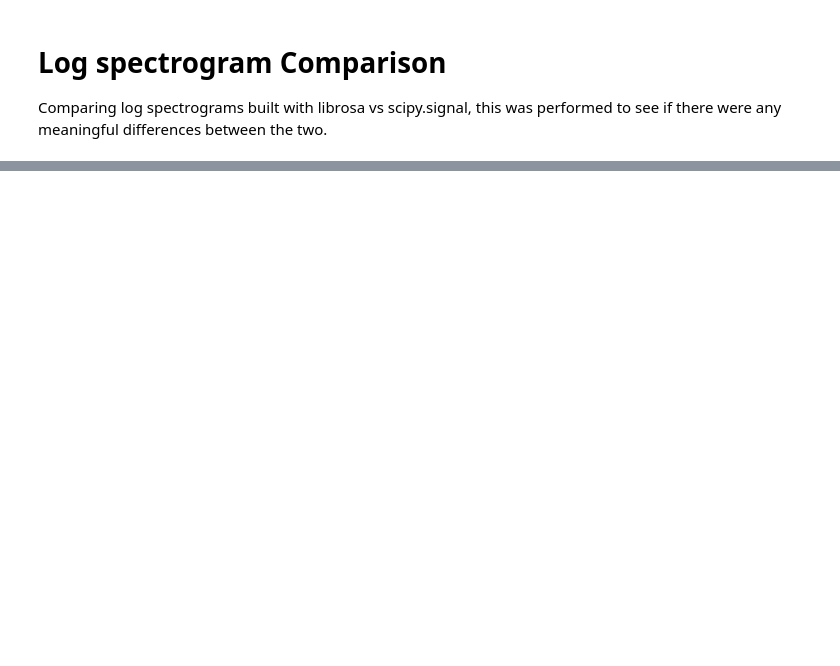
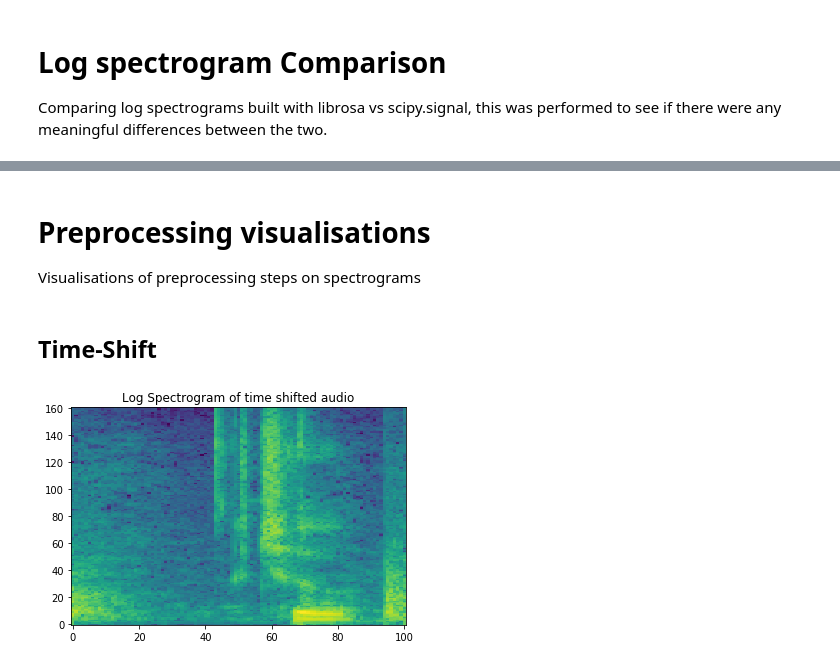
Before and after one commit to chrisakroyd/kaggle-speech-recognition, a Jupyter notebook: analytics.ipynb, the cells around one changed output, grey strips where cells are left out. Saved outputs shown, nothing was run; the diff lists cells and outputs as text; code cells hidden in the pictures; blank space fills up the shorter version.

```diff
--- a/analytics.ipynb
+++ b/analytics.ipynb
@@ -43,0 +53,19 @@ plt.show()
+# %% [markdown]
+# Preprocessing visualisations
+Visualisations of preprocessing steps on spectrograms
+# %% [markdown]
+## Time-Shift
+# %%
+preprocessed = audio_gen.preprocess(wav_path, train=False)
+ms = 16
+time_shift_ms = 100
+time_shift_dist = int(np.random.uniform(-(time_shift_ms * ms), (time_shift_ms * ms)))
+preprocessed = np.roll(audio, time_shift_dist)
+
+time_shift_spect = log_spectogram(preprocessed)
+time_shift_spect = time_shift_spect.reshape(time_shift_spect.shape[0], time_shift_spect.shape[1])
+plt.imshow(time_shift_spect, aspect='auto', origin='lower',)
+plt.title('Log Spectrogram of time shifted audio')
+plt.show()
+# %% [output]
+[figure, added]
```
Also changed, not shown: parts of 10 cells of this notebook, 5 other files.
